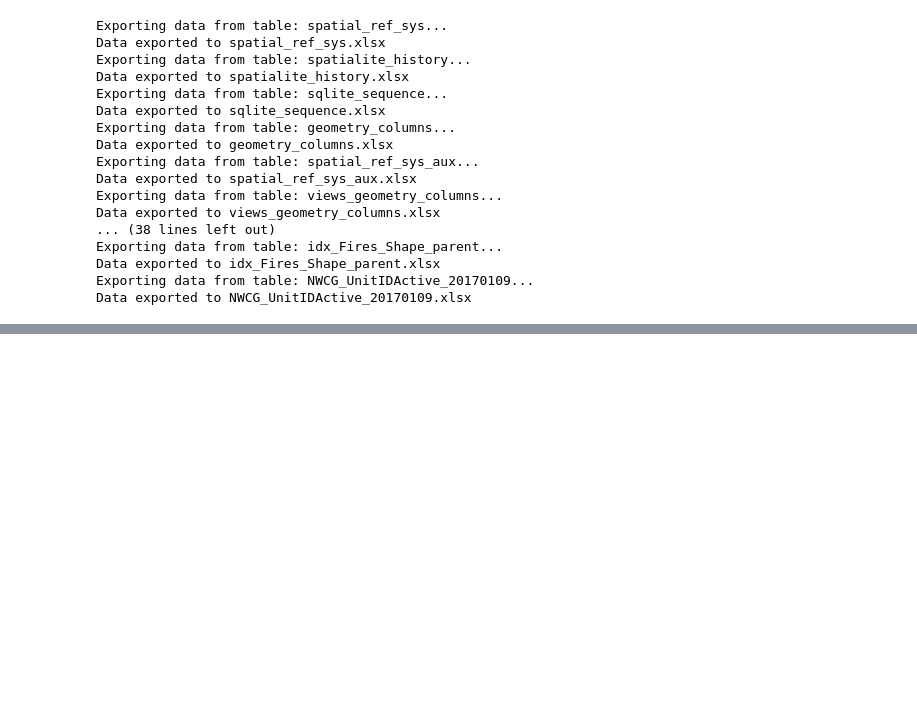
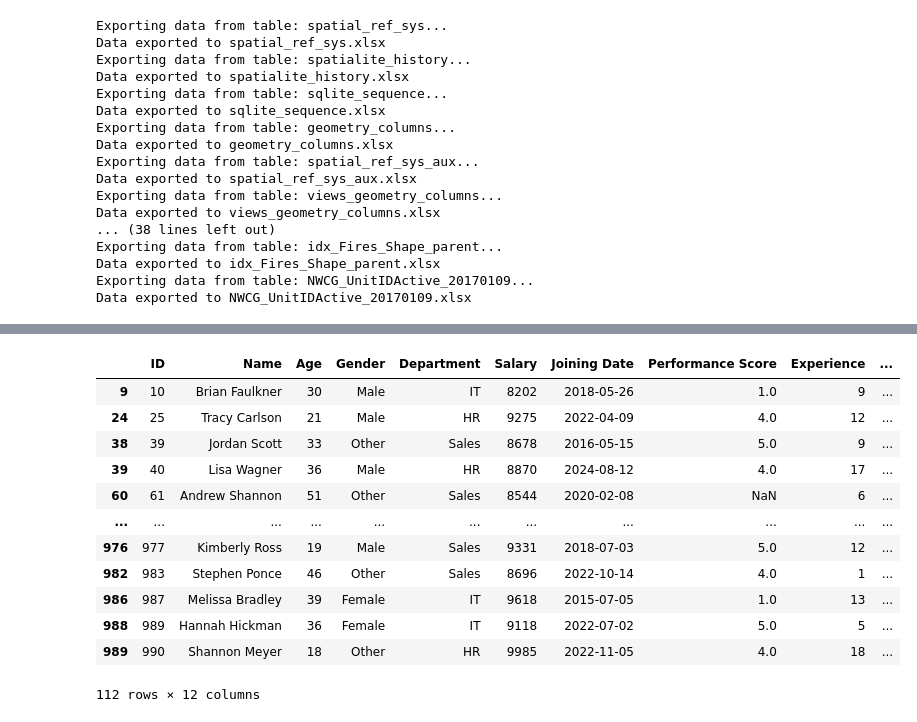
Before and after one commit to mainbosskay/Data_Science-Python_Basics, a Jupyter notebook: python_libraries-pandas.ipynb, the cells around one changed output, grey strips where cells are left out. Saved outputs shown, nothing was run; the diff lists cells and outputs as text; code cells hidden in the pictures; blank space fills up the shorter version.

```diff
--- a/python_libraries-pandas.ipynb
+++ b/python_libraries-pandas.ipynb
@@ -381,0 +537,18 @@ Data exported to NWCG_UnitIDActive_20170109.xlsx
+# %%
+# Select rows where the Salary is greater than 8000 and Status is "Active".
+higher_active_salary = employee_dataset[(employee_dataset['Salary']> 8000) & (employee_dataset['Status'] == 'Active')]
+higher_active_salary
+# %% [output]
+|  | ID | Name | Age | Gender | Department | Salary | Joining Date | Performance Score | Experience | ... |
+| 9 | 10 | Brian Faulkner | 30 | Male | IT | 8202 | 2018-05-26 | 1.0 | 9 | ... |
+| 24 | 25 | Tracy Carlson | 21 | Male | HR | 9275 | 2022-04-09 | 4.0 | 12 | ... |
+| 38 | 39 | Jordan Scott | 33 | Other | Sales | 8678 | 2016-05-15 | 5.0 | 9 | ... |
+| 39 | 40 | Lisa Wagner | 36 | Male | HR | 8870 | 2024-08-12 | 4.0 | 17 | ... |
+| 60 | 61 | Andrew Shannon | 51 | Other | Sales | 8544 | 2020-02-08 | NaN | 6 | ... |
+| ... | ... | ... | ... | ... | ... | ... | ... | ... | ... | ... |
+| 976 | 977 | Kimberly Ross | 19 | Male | Sales | 9331 | 2018-07-03 | 5.0 | 12 | ... |
+| 982 | 983 | Stephen Ponce | 46 | Other | Sales | 8696 | 2022-10-14 | 4.0 | 1 | ... |
+| 986 | 987 | Melissa Bradley | 39 | Female | IT | 9618 | 2015-07-05 | 1.0 | 13 | ... |
+| 988 | 989 | Hannah Hickman | 36 | Female | IT | 9118 | 2022-07-02 | 5.0 | 5 | ... |
+| 989 | 990 | Shannon Meyer | 18 | Other | HR | 9985 | 2022-11-05 | 4.0 | 18 | ... |
+112 rows × 12 columns
```
Also changed, not shown: parts of 38 cells of this notebook.
